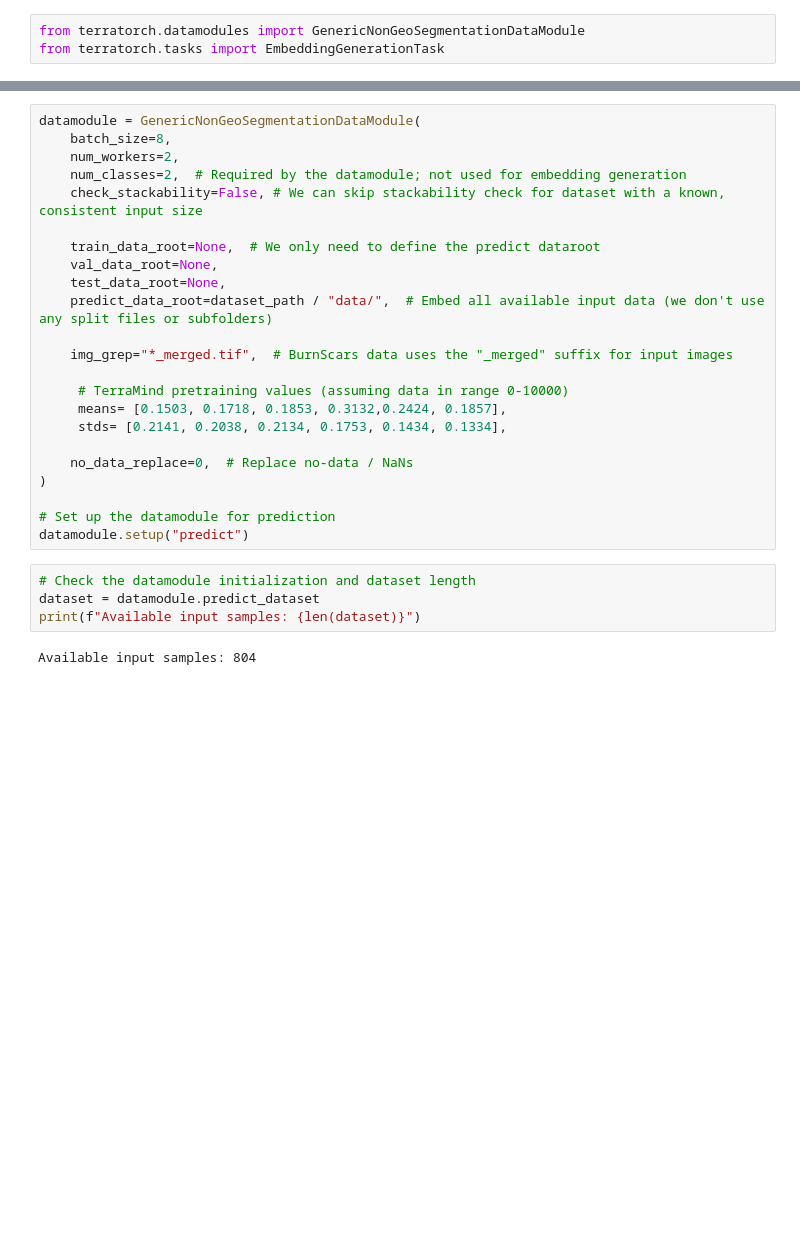
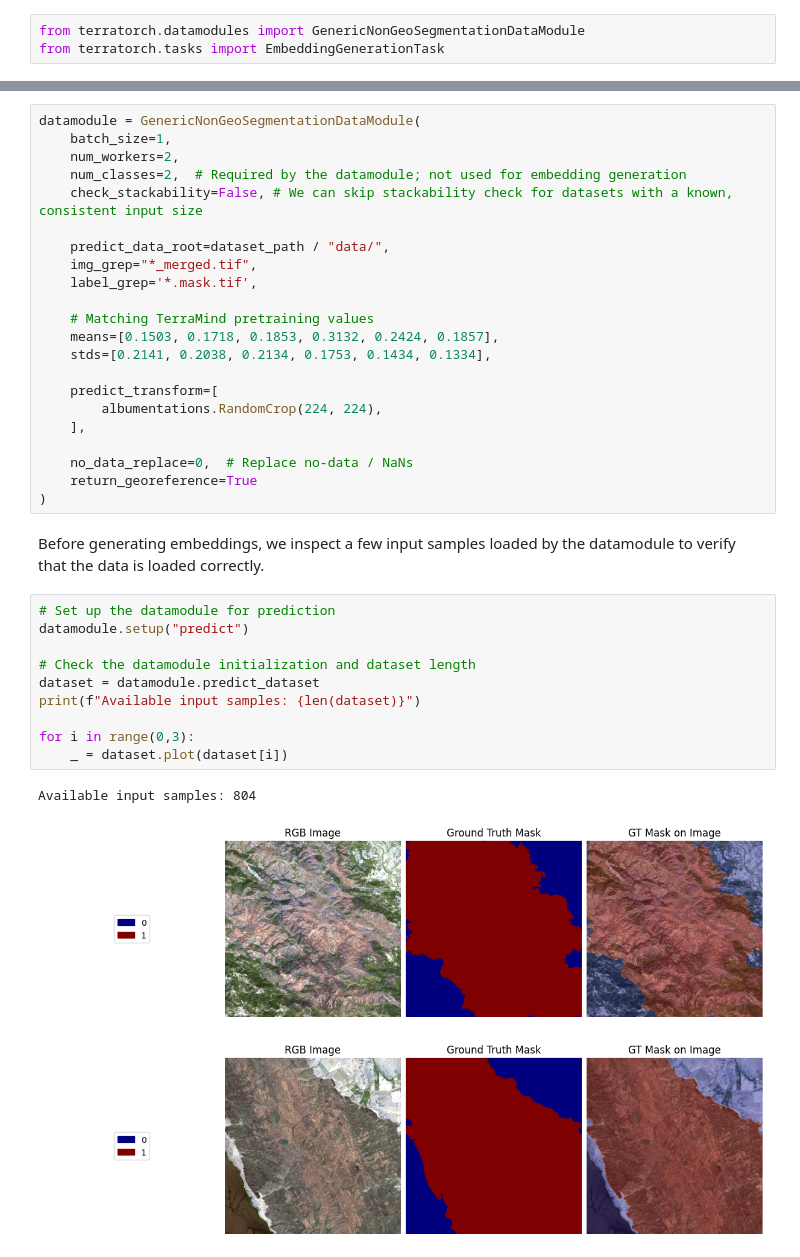
Before and after one commit to virdi/ESA-NASA-Workshop-2026, a Jupyter notebook: Day 4/Track 2/TerraTorch-Workflows/01_TerraTorch_Embeddings/embedding_generation_burnscars.ipynb, the cells around one changed output, grey strips where cells are left out. Drawn from its saved outputs; the diff is of its cells as text; blank space fills up the shorter version.

```diff
--- a/Day 4/Track 2/TerraTorch-Workflows/01_TerraTorch_Embeddings/embedding_generation_burnscars.ipynb
+++ b/Day 4/Track 2/TerraTorch-Workflows/01_TerraTorch_Embeddings/embedding_generation_burnscars.ipynb
@@ -51,29 +68,38 @@ This step is independent of the embedding generation, so you can follow the stan
 # %%
 datamodule = GenericNonGeoSegmentationDataModule(
-    batch_size=8,
+    batch_size=1,
     num_workers=2,
     num_classes=2,  # Required by the datamodule; not used for embedding generation
-    check_stackability=False, # We can skip stackability check for dataset with a known, consistent input size
+    check_stackability=False, # We can skip stackability check for datasets with a known, consistent input size
 
-    train_data_root=None,  # We only need to define the predict dataroot
-    val_data_root=None,
-    test_data_root=None,
-    predict_data_root=dataset_path / "data/",  # Embed all available input data (we don't use any split files or subfolders)
+    predict_data_root=dataset_path / "data/",
+    img_grep="*_merged.tif",
+    label_grep='*.mask.tif',
 
-    img_grep="*_merged.tif",  # BurnScars data uses the "_merged" suffix for input images
+    # Matching TerraMind pretraining values
+    means=[0.1503, 0.1718, 0.1853, 0.3132, 0.2424, 0.1857],
+    stds=[0.2141, 0.2038, 0.2134, 0.1753, 0.1434, 0.1334],
 
-     # TerraMind pretraining values (assuming data in range 0-10000)
-     means= [0.1503, 0.1718, 0.1853, 0.3132,0.2424, 0.1857],
-     stds= [0.2141, 0.2038, 0.2134, 0.1753, 0.1434, 0.1334],
+    predict_transform=[
+        albumentations.RandomCrop(224, 224),
+    ],
 
     no_data_replace=0,  # Replace no-data / NaNs
+    return_georeference=True
 )
-
-# Set up the datamodule for prediction
-datamodule.setup("predict")
+# %% [markdown]
+Before generating embeddings, we inspect a few input samples loaded by the datamodule to verify that the data is loaded correctly.
 # %%
+# Set up the datamodule for prediction
+datamodule.setup("predict")
+
 # Check the datamodule initialization and dataset length
 dataset = datamodule.predict_dataset
 print(f"Available input samples: {len(dataset)}")
+
+for i in range(0,3):
+    _ = dataset.plot(dataset[i])
 # %% [output]
 Available input samples: 804
+[figure, added]
+[figure, added]
```
Also changed, not shown: parts of 30 cells of this notebook, 2 other files.
